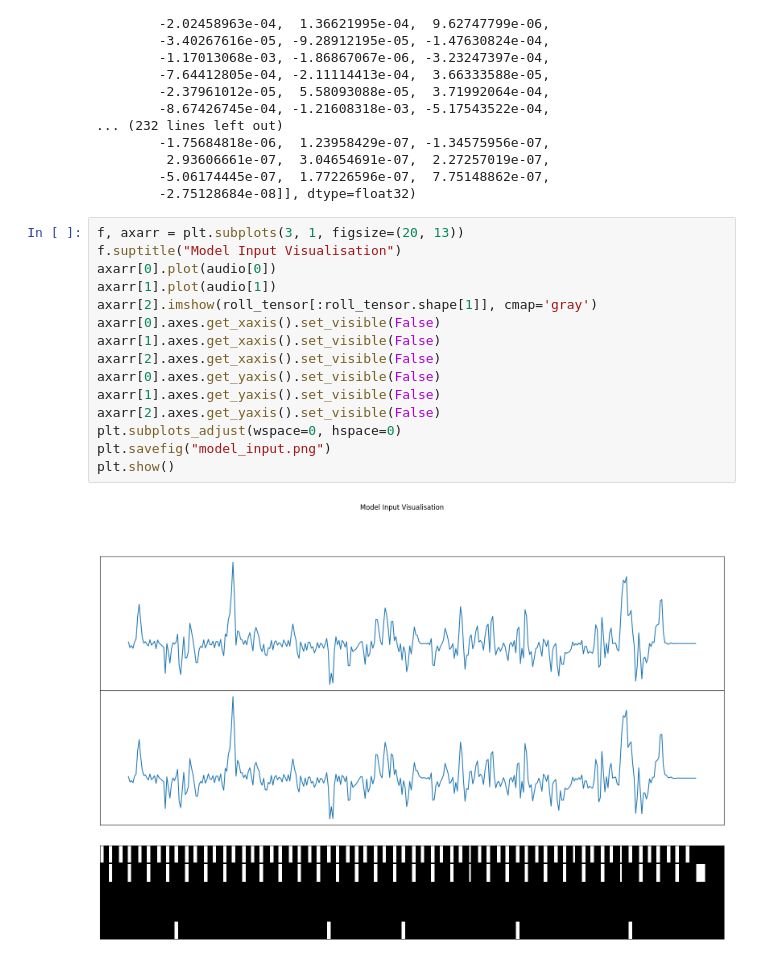
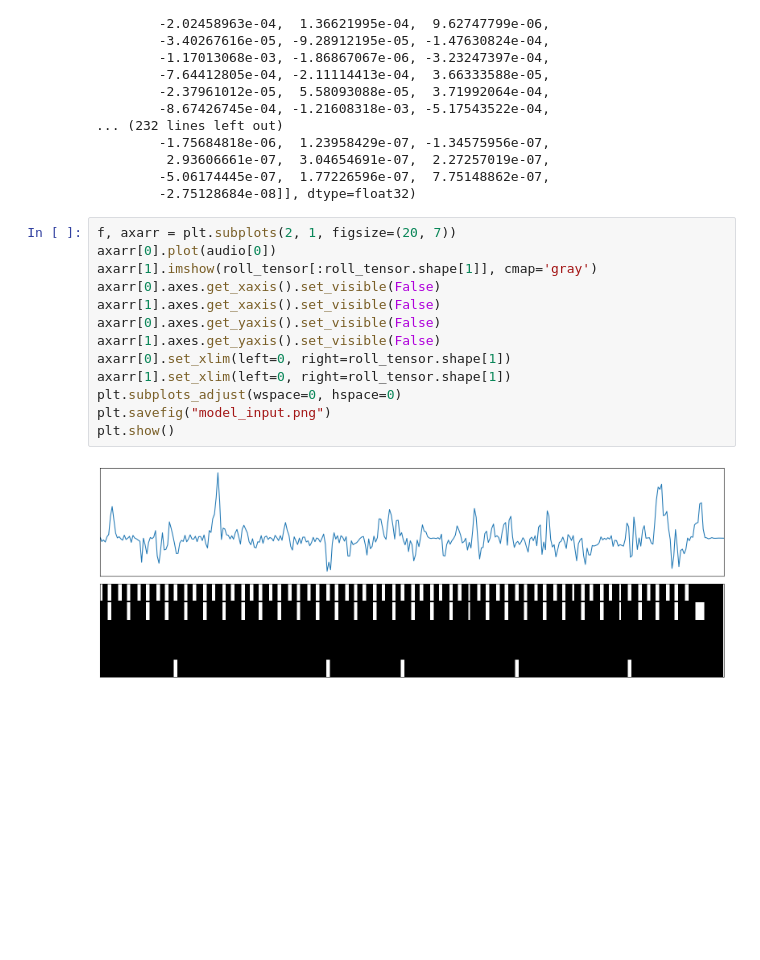
Before and after one commit to Hephyrius/phd-drum-sep, a Jupyter notebook: model-as-adt/adt_diagram.ipynb, the cells around one changed output. Saved outputs shown, nothing was run; the diff lists cells and outputs as text; blank space fills up the shorter version.

```diff
--- a/model-as-adt/adt_diagram.ipynb
+++ b/model-as-adt/adt_diagram.ipynb
@@ -253,19 +251,17 @@ array([[ 6.12995864e-05, -1.59414150e-04, -8.42917143e-05,
         -5.06174445e-07,  1.77226596e-07,  7.75148862e-07,
         -2.75128684e-08]], dtype=float32)
 # %%
-f, axarr = plt.subplots(3, 1, figsize=(20, 13))
-f.suptitle("Model Input Visualisation")
+f, axarr = plt.subplots(2, 1, figsize=(20, 7))
 axarr[0].plot(audio[0])
-axarr[1].plot(audio[1])
-axarr[2].imshow(roll_tensor[:roll_tensor.shape[1]], cmap='gray')
+axarr[1].imshow(roll_tensor[:roll_tensor.shape[1]], cmap='gray')
 axarr[0].axes.get_xaxis().set_visible(False)
 axarr[1].axes.get_xaxis().set_visible(False)
-axarr[2].axes.get_xaxis().set_visible(False)
 axarr[0].axes.get_yaxis().set_visible(False)
 axarr[1].axes.get_yaxis().set_visible(False)
-axarr[2].axes.get_yaxis().set_visible(False)
+axarr[0].set_xlim(left=0, right=roll_tensor.shape[1])
+axarr[1].set_xlim(left=0, right=roll_tensor.shape[1])
 plt.subplots_adjust(wspace=0, hspace=0)
 plt.savefig("model_input.png")
 plt.show()
 # %% [output]
-[figure, old version]
+[figure, new version]
```
Also changed, not shown: parts of 2 cells of this notebook, 5 other files.
